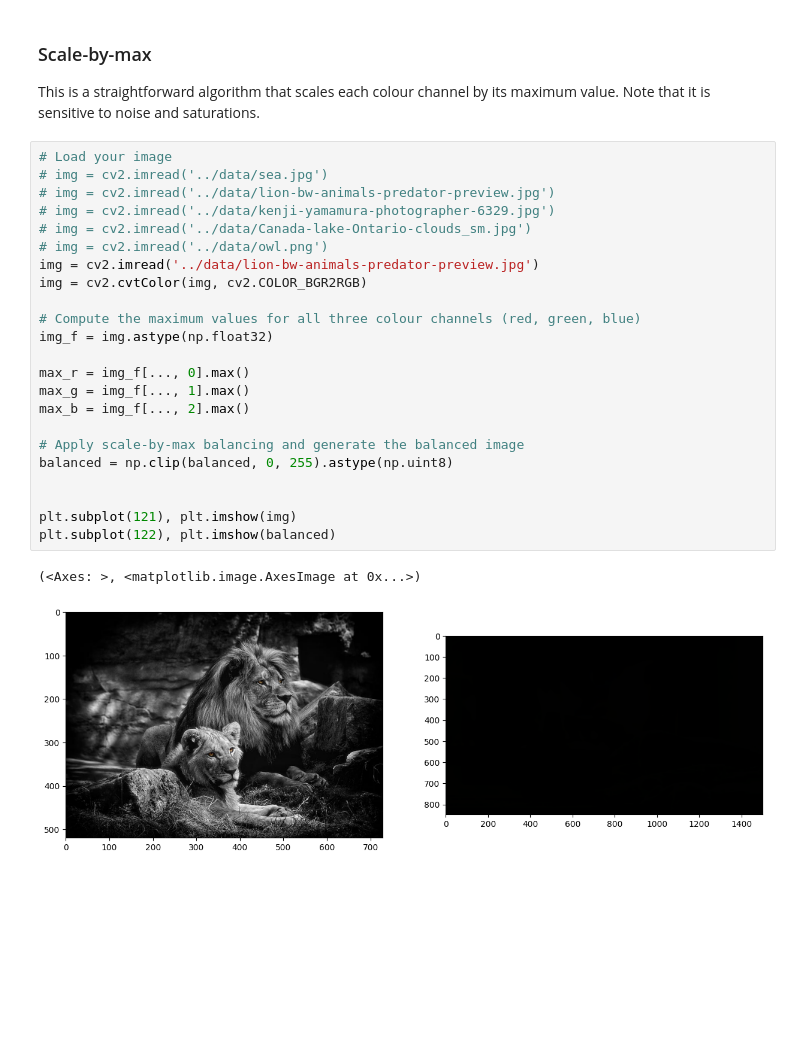
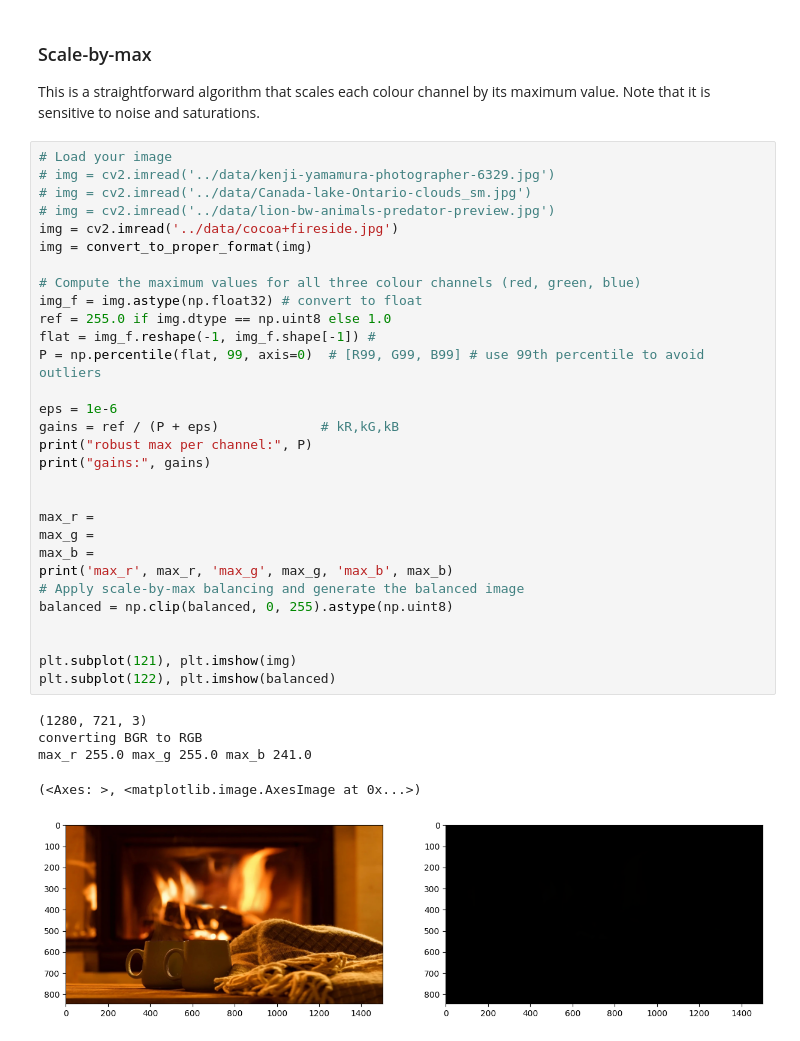
Before and after one commit to Turkevich91/robot_dreams, a Jupyter notebook: lesson_2/homework/Homework.ipynb, the cells around one changed output. Cells and saved outputs as stored; diff of their text form; blank space fills up the shorter version.

```diff
--- a/lesson_2/homework/Homework.ipynb
+++ b/lesson_2/homework/Homework.ipynb
@@ -115,27 +125,37 @@ SyntaxError: invalid syntax (361819990.py, line 6)
 This is a straightforward algorithm that scales each colour channel by its maximum value. Note that it is sensitive to noise and saturations.
 # %%
 # Load your image
-# img = cv2.imread('../data/sea.jpg')
-# img = cv2.imread('../data/lion-bw-animals-predator-preview.jpg')
 # img = cv2.imread('../data/kenji-yamamura-photographer-6329.jpg')
 # img = cv2.imread('../data/Canada-lake-Ontario-clouds_sm.jpg')
-# img = cv2.imread('../data/owl.png')
-img = cv2.imread('../data/lion-bw-animals-predator-preview.jpg')
-img = cv2.cvtColor(img, cv2.COLOR_BGR2RGB)
+# img = cv2.imread('../data/lion-bw-animals-predator-preview.jpg')
+img = cv2.imread('../data/cocoa+fireside.jpg')
+img = convert_to_proper_format(img)
 
 # Compute the maximum values for all three colour channels (red, green, blue)
-img_f = img.astype(np.float32)
+img_f = img.astype(np.float32) # convert to float
+ref = 255.0 if img.dtype == np.uint8 else 1.0
+flat = img_f.reshape(-1, img_f.shape[-1]) #
+P = np.percentile(flat, 99, axis=0)  # [R99, G99, B99] # use 99th percentile to avoid outliers
 
-max_r = img_f[..., 0].max()
-max_g = img_f[..., 1].max()
-max_b = img_f[..., 2].max()
+eps = 1e-6
+gains = ref / (P + eps)             # kR,kG,kB
+print("robust max per channel:", P)
+print("gains:", gains)
 
+
+max_r =
+max_g =
+max_b =
+print('max_r', max_r, 'max_g', max_g, 'max_b', max_b)
 # Apply scale-by-max balancing and generate the balanced image
 balanced = np.clip(balanced, 0, 255).astype(np.uint8)
 
 
 plt.subplot(121), plt.imshow(img)
 plt.subplot(122), plt.imshow(balanced)
 # %% [output]
-(<Axes: >, <matplotlib.image.AxesImage at 0x...>)
+(1280, 721, 3)
+converting BGR to RGB
+max_r 255.0 max_g 255.0 max_b 241.0
+(<Axes: >, <matplotlib.image.AxesImage at 0x...>)
-[figure, old version]
+[figure, new version]
```
Also changed, not shown: parts of 3 cells of this notebook, 2 other files.
